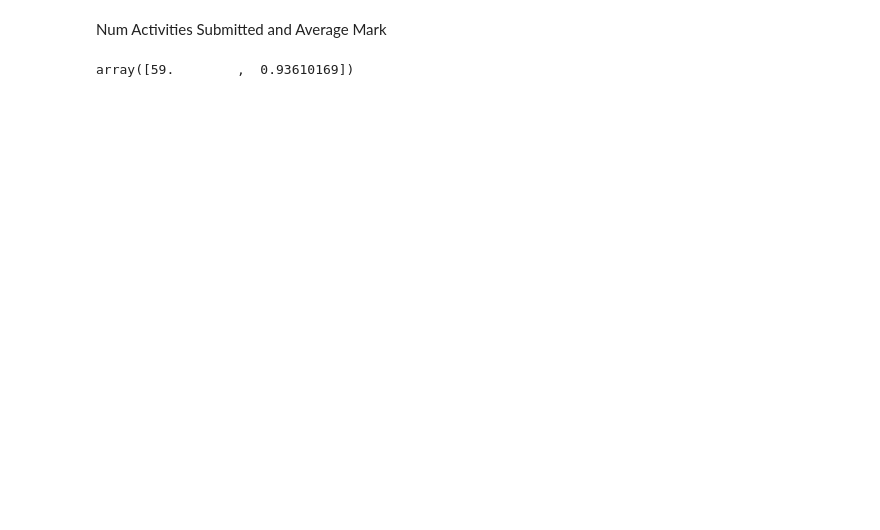
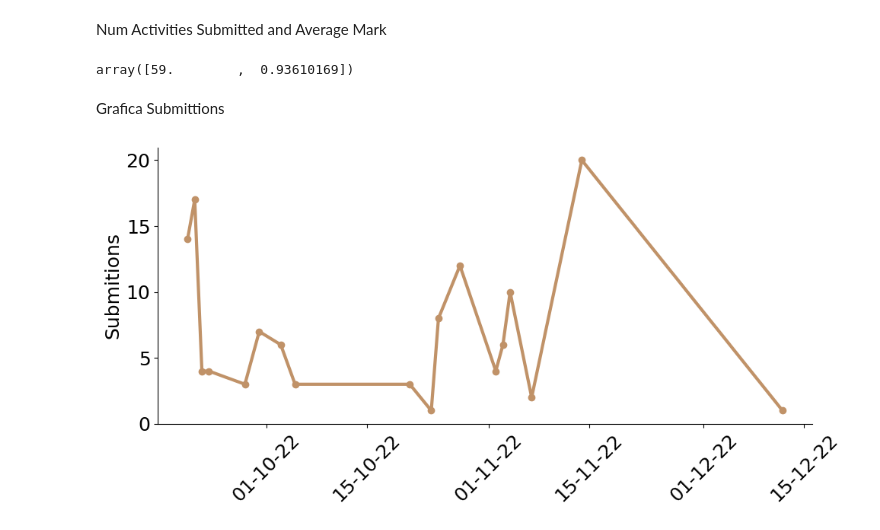
Before and after one commit to geniiss/MoonKEY, a Jupyter notebook: code/Model/Statistic_Tables.ipynb, the cells around one changed output. Cells and saved outputs as stored; diff of their text form; code cells hidden in the pictures; blank space fills up the shorter version.

```diff
--- a/code/Model/Statistic_Tables.ipynb
+++ b/code/Model/Statistic_Tables.ipynb
@@ -259,3 +209,50 @@ def stats_submitions(user_id, aula_id):
 stats_submitions(user_id, aula_id)
 # %% [output]
 array([59.        ,  0.93610169])
+# %% [markdown]
+Grafica Submittions
+# %%
+def submition_temporal_graph(user_id, aula_id):
+    import matplotlib.dates as mdates
+    fontsize = 18
+
+    submissions =  pd.read_csv("./../../data/dataset.csv")
+    submissions = submissions[['userid', 'aula_id', 'activitat',"activitat_id", 'datesubmitted', 'attempt_number', 'mark', 'count_activities']]
+
+
+    submissions_user = submissions[submissions["userid"] == user_id]
+    submissions_user = submissions_user[ submissions_user["aula_id"] == aula_id]
+
+    # Convertir la columna 'datesubmitted' a formato de fecha (sin horas)
+    submissions_user['datesubmitted'] = pd.to_datetime(submissions_user['datesubmitted']).dt.date
+
+    # Agrupar por 'datesubmitted' y sumar los valores de 'attempt_number'
+    submissions_agrupado = submissions_user.groupby('datesubmitted', as_index=False)['attempt_number'].sum()
+
+    # Crear el gráfico
+    plt.figure(figsize=(10, 5))
+    plt.plot(submissions_agrupado['datesubmitted'], submissions_agrupado['attempt_number'], marker='o', linestyle='-', color='#c09268', linewidth=3)
+
+    # Personalizar el gráfico para un estilo minimalista
+
+    plt.xlabel('', fontsize=fontsize)
+    plt.ylabel('Submitions', fontsize=fontsize)
+    plt.xticks(rotation=45, fontsize = fontsize)
+    plt.yticks(np.arange(0, submissions_agrupado['attempt_number'].max() + 1, 5), fontsize= fontsize)
+
+    # Formato de la fecha en el eje X
+    plt.gca().xaxis.set_major_formatter(mdates.DateFormatter('%d-%m-%y'))
+
+    # Ocultar bordes no deseados
+    plt.gca().spines['top'].set_visible(False)
+    plt.gca().spines['right'].set_visible(False)
+    plt.gca().spines['left'].set_visible(True)
+    plt.gca().spines['bottom'].set_visible(True)
+
+        # Ajustar y mostrar el gráfico
+    plt.tight_layout()
+    return plt
+# %%
+submition_temporal_graph(user_id, aula_id).show()
+# %% [output]
+[figure, added]
```
Also changed, not shown: parts of 6 cells of this notebook, 1 other file.
